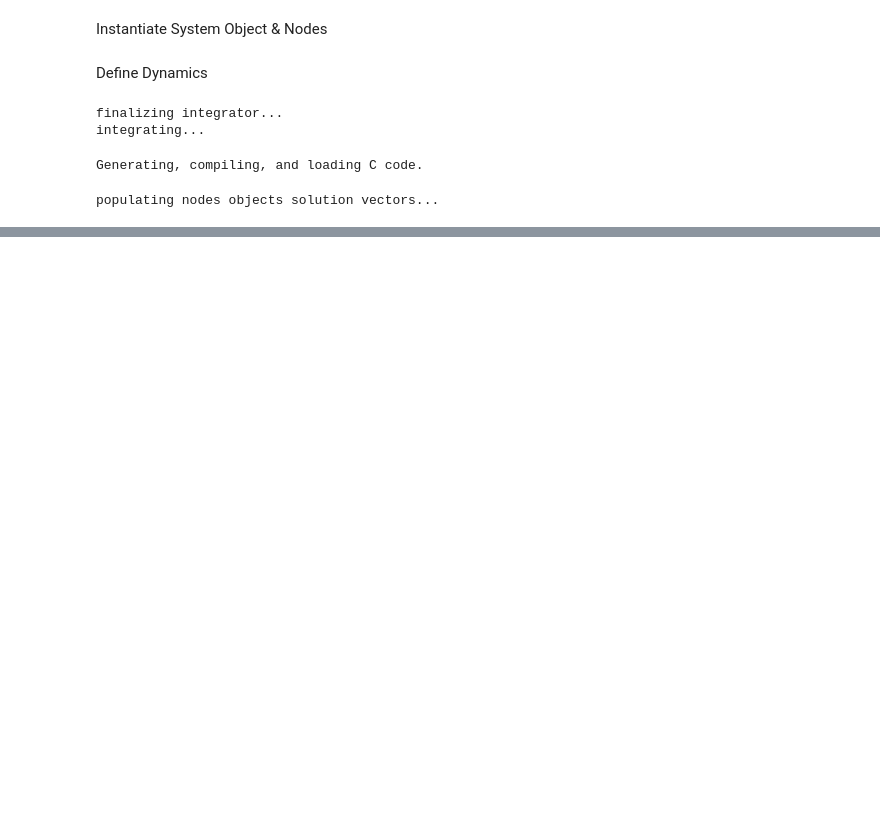
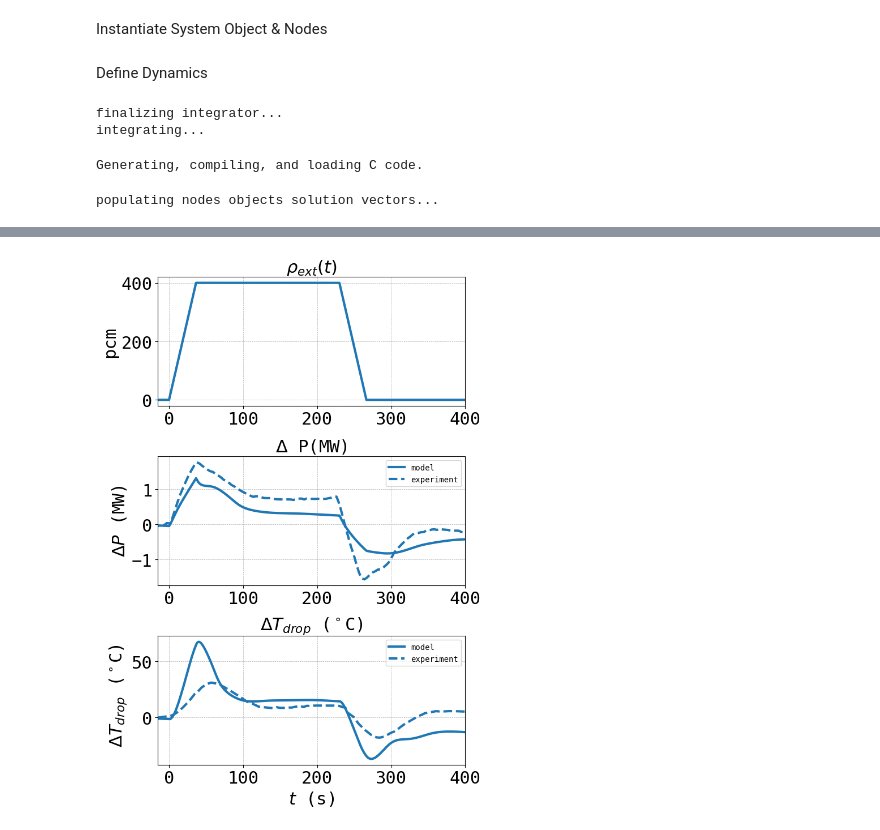
Before and after one commit to LukeLabrie/2025_ARE_paper, a Jupyter notebook: model_revised_insertion_final.ipynb, the cells around one changed output, grey strips where cells are left out. Saved outputs shown, nothing was run; the diff lists cells and outputs as text; code cells hidden in the pictures; blank space fills up the shorter version.

```diff
--- a/model_revised_insertion_final.ipynb
+++ b/model_revised_insertion_final.ipynb
@@ -472,0 +489,58 @@ plt.tight_layout()
+# %%
+t0, tf = -15.0, 400.0
+
+
+
+
+
+
+from scipy.interpolate import interp1d
+
+def rho_ext(t):
+    if t <= t_ins:
+        rho = 0.0
+    elif t <= t_ins + insert_duration:
+        rho = ((t-t_ins))*(11)
+    elif t <= t_wd:
+        rho = 400
+    elif t <= t_wd + insert_duration:
+        rho = 400 - (11)*(t-t_wd)
+    else:
+        rho = 0.0
+    return rho*(1e-5)
+
+rho_dat = np.array([rho_ext(t) for t in T[T>=(300.0+t0)]])
+
+# Create subplots with shared x-axis
+fig, axs = plt.subplots(3, 1, figsize=(7,10), sharex=True)
+
+update_axis_style(axs[0], title=r"$\rho_{ext}(t)$")
+axs[0].plot(T[T>=(300.0+t0)]-300, rho_dat*(1e5), label=r'$\rho_{ext}$', linewidth=lw)
+axs[0].set_xlim([t0,tf])
+axs[0].set_ylabel(r"pcm")
+
+update_axis_style(axs[1], r"$\Delta$ P(MW)")
+axs[1].plot(T_insert-300, [P*(s-n.y_out[i_insert[0]-1]) for s in n.y_out[i_insert]], label="model", color=colors[0], linewidth=lw)
+axs[1].plot((df_power[0]*60-adj)-300, df_power[1]-df_power[1][0], label="experiment", color=colors[0], linestyle='--', linewidth=lw)
+axs[1].set_ylabel(r"$\Delta P$ (MW)")
+axs[1].set_xlim([t0,tf])
+axs[1].legend()
+
+df_inlet_interp = interp1d(df_inlet[0]*60-adj, df_inlet[1])
+df_outlet_interp = interp1d(df_outlet[0]*60-adj, df_outlet[1])
+interp_range = T_insert<710.2269
+update_axis_style(axs[2], r"$\Delta T_{drop}$ ($^\circ$C)")
+axs[2].plot(T_insert-300, (c_f2.y_out[i_insert]-hx_fh1_f2.y_out[i_insert])-(c_f2.y_out[i_insert][0]-hx_fh1_f2.y_out[i_insert][0]), label="model", color=colors[0], linewidth=lw)
+axs[2].plot(T_insert[interp_range]-300, (df_outlet_interp(T_insert[interp_range]) - df_inlet_interp(T_insert[interp_range])) - (df_outlet_interp(T_insert[interp_range])[0] - df_inlet_interp(T_insert[interp_range][0])), label="experiment", color=colors[0], linewidth=lw, linestyle='--')
+axs[2].set_xlabel(r"$t$ (s)")
+axs[2].set_ylabel(r" $\Delta T_{drop}$ ($^\circ$C)")
+axs[2].set_xlim([t0,tf])
+axs[2].legend()
+
+# Only show x-axis label on the bottom plot
+for ax in axs[:-1]:
+    ax.set_xlabel('')
+
+fig.tight_layout()
+# %% [output]
+[figure, added]
```
Also changed, not shown: parts of 6 cells of this notebook, 30 other files.
